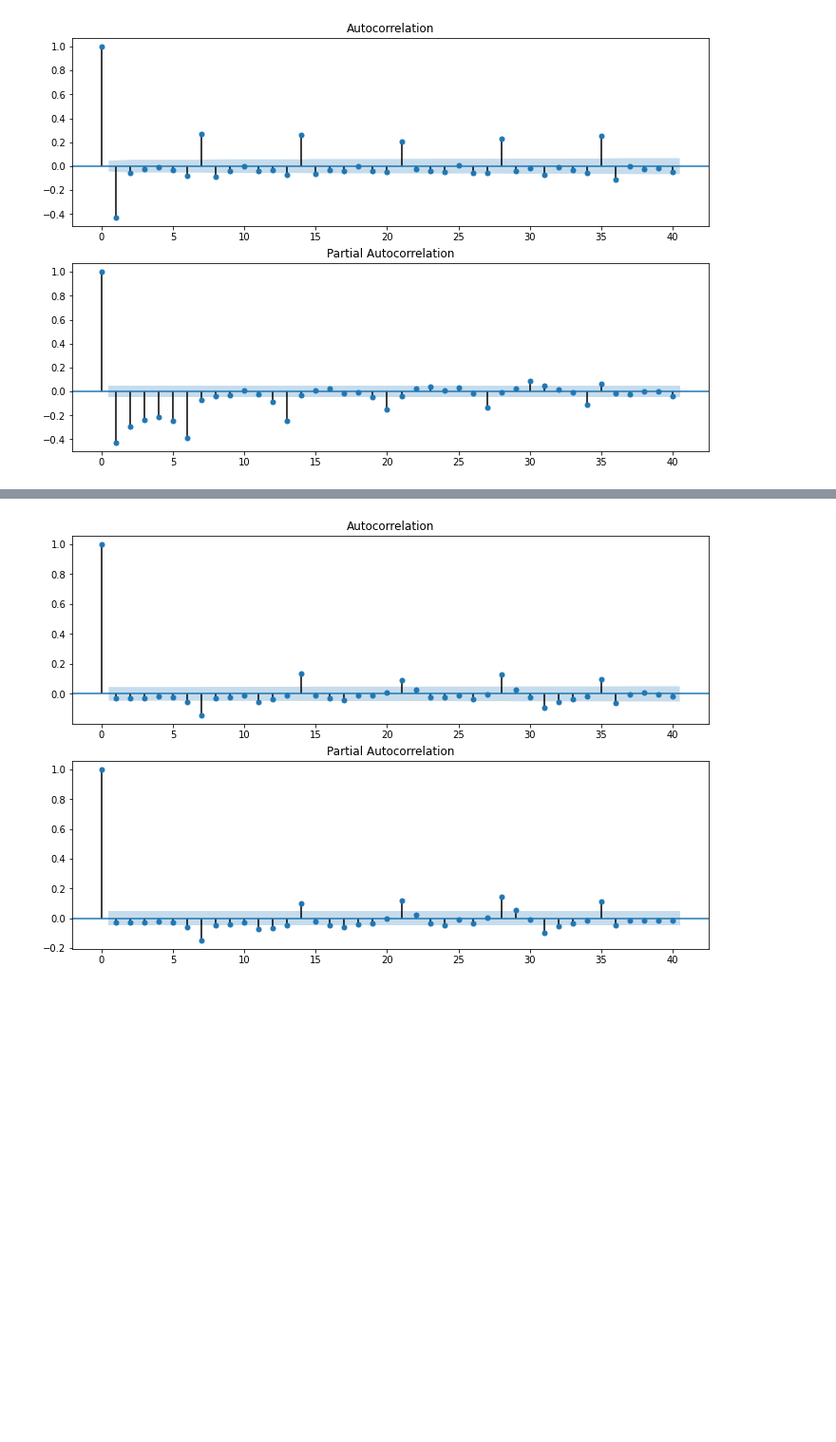
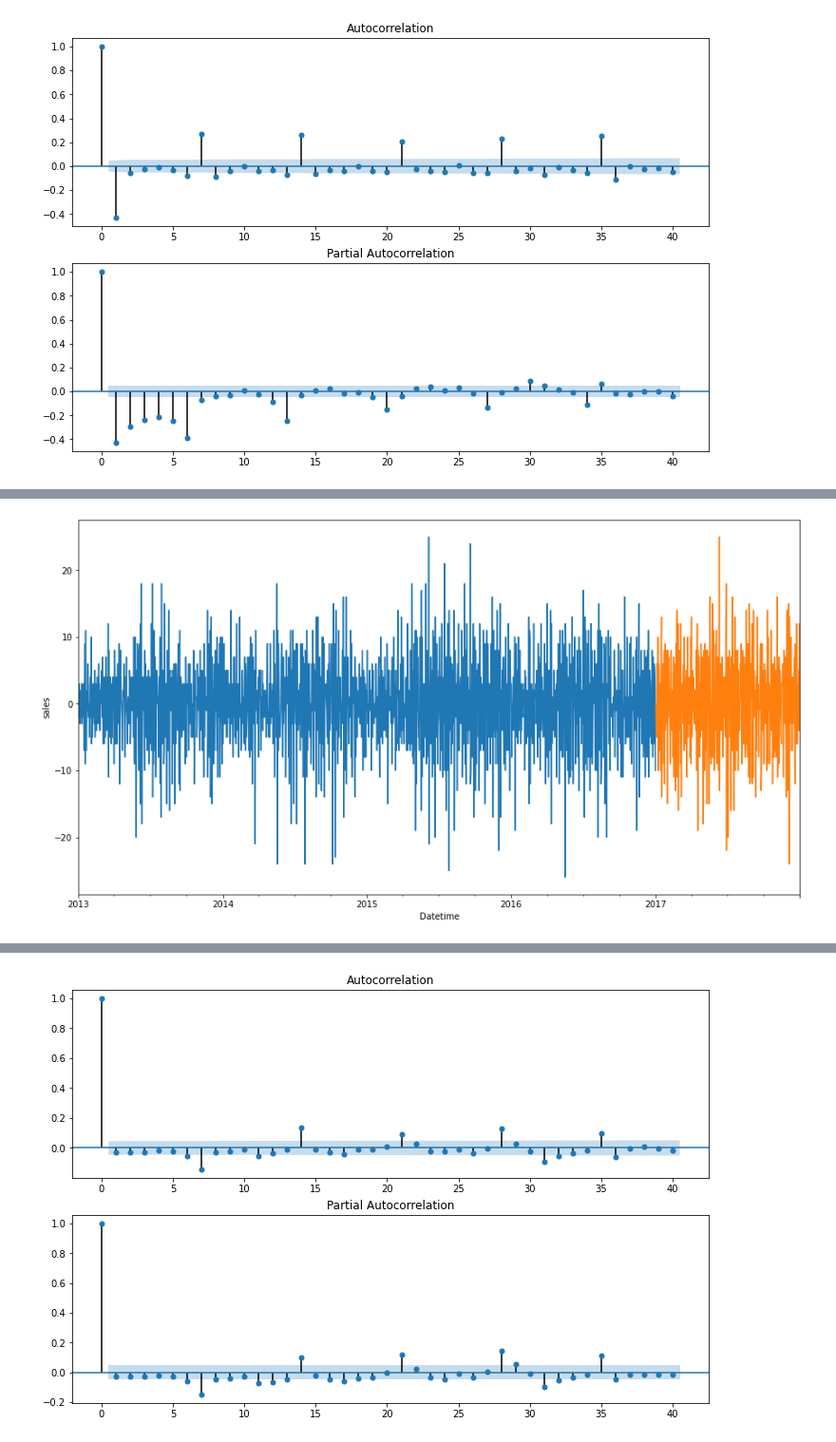
Before and after one commit to aravindh698/TCSION-INTERNSHIP, a Jupyter notebook: tcsion1.ipynb, the cells around one changed output, grey strips where cells are left out. Shown at 95% size. Cells and saved outputs as stored; diff of their text form; code cells hidden in the pictures; blank space fills up the shorter version.

```diff
--- a/tcsion1.ipynb
+++ b/tcsion1.ipynb
@@ -417,3 +463,6 @@ ax2 = fig.add_subplot(212)
 fig = sm.graphics.tsa.plot_pacf(first_diff, lags=40, ax=ax2)
 # %% [output]
 [figure]
+# %%
+Train=train_final.loc['2013-01-01':'2016-12-31']
+Valid=train_final.loc['2017-01-01':'2017-12-31']
@@ -419,0 +479,7 @@ fig = sm.graphics.tsa.plot_pacf(first_diff, lags=40, ax=ax2)
+# %%
+Train=Train - Train.shift(1)
+Valid =Valid-Valid.shift(1)
+# %%
+Train.fillna(0,inplace=True)
+Valid.fillna(0,inplace=True)
+Train['sales'].fillna(Train['sales'].mean())
@@ -419,0 +500,8 @@ fig = sm.graphics.tsa.plot_pacf(first_diff, lags=40, ax=ax2)
+# %%
+Train.sales.plot(figsize=(15,8))
+Valid.sales.plot(figsize=(15,8))
+plt.xlabel('Datetime')
+plt.ylabel('sales')
+plt.show()
+# %% [output]
+[figure, added]
```
Also changed, not shown: parts of 55 cells of this notebook.
